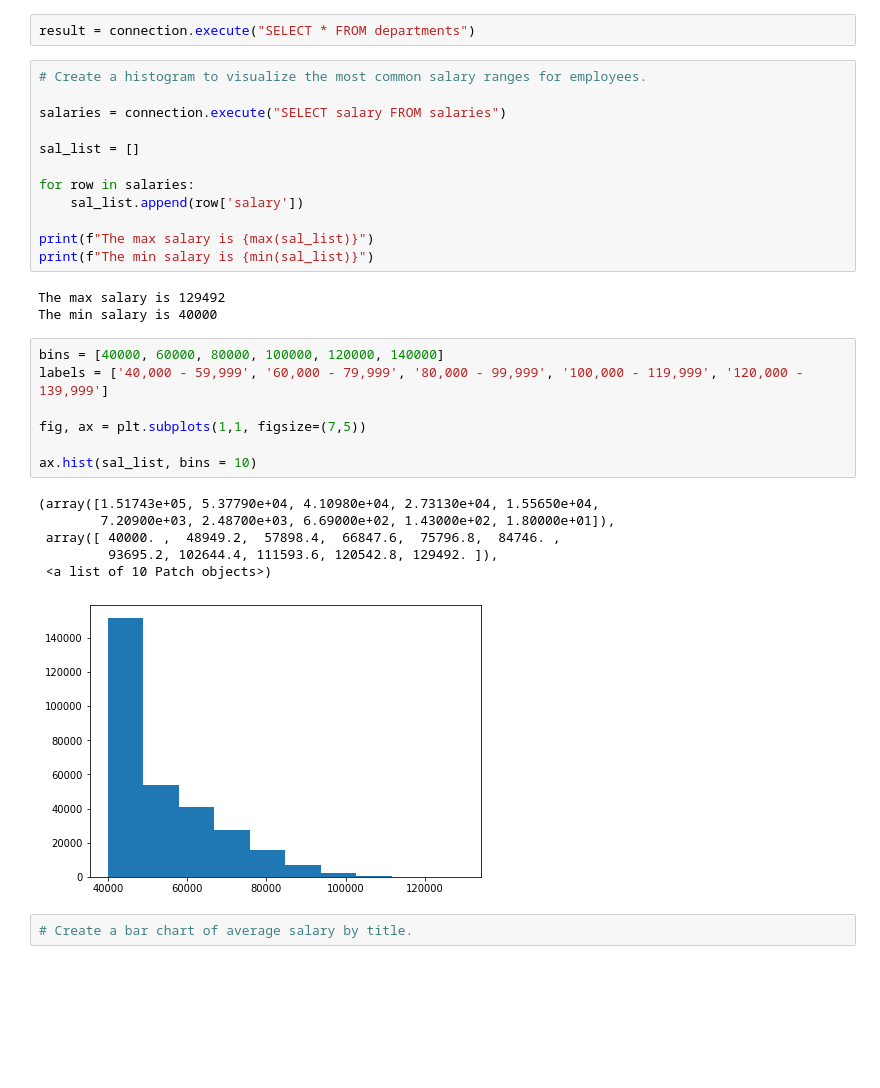
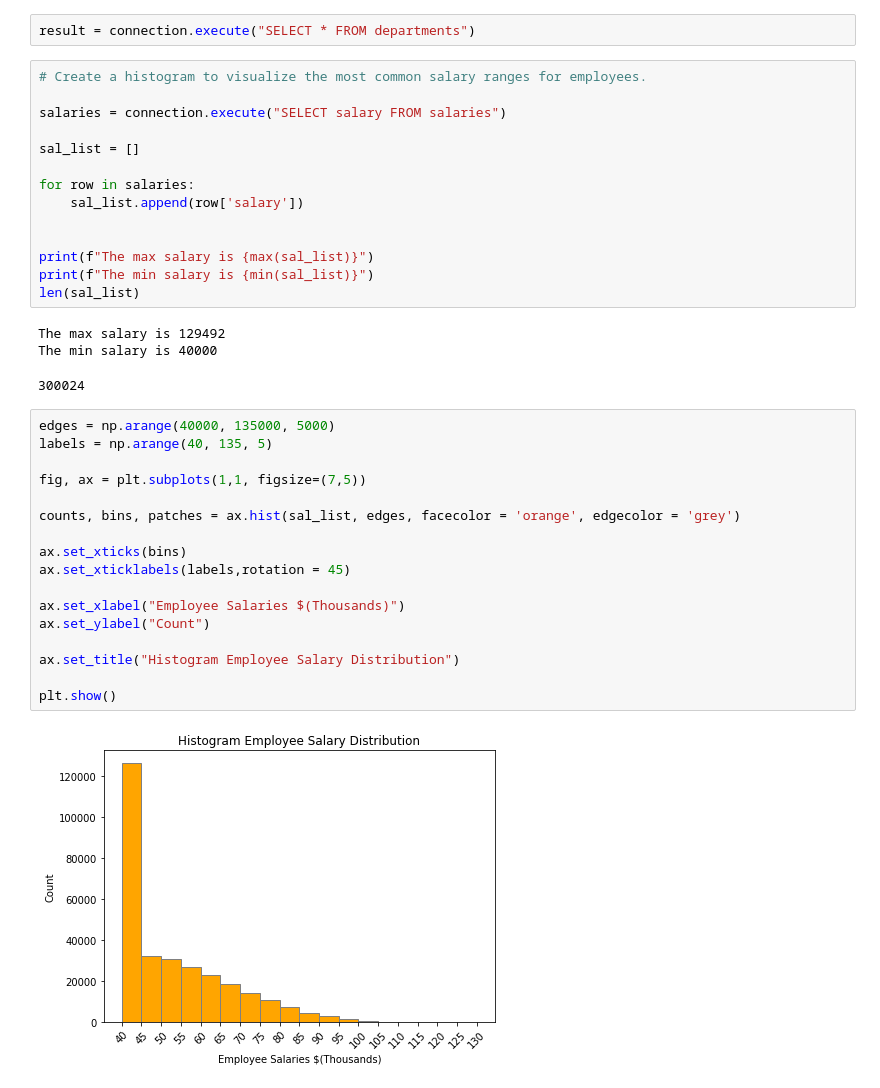
Before and after one commit to JacobTrevithick/sql-challenge, a Jupyter notebook: EmployeeSQL/emp_vis.ipynb, the cells around one changed output. Cells and saved outputs as stored; diff of their text form; blank space fills up the shorter version.

```diff
--- a/EmployeeSQL/emp_vis.ipynb
+++ b/EmployeeSQL/emp_vis.ipynb
@@ -19,24 +20,30 @@ sal_list = []
 for row in salaries:
     sal_list.append(row['salary'])
 
+
 print(f"The max salary is {max(sal_list)}")
 print(f"The min salary is {min(sal_list)}")
+len(sal_list)
 # %% [output]
 The max salary is 129492
 The min salary is 40000
+300024
-# %%
-bins = [40000, 60000, 80000, 100000, 120000, 140000]
-labels = ['40,000 - 59,999', '60,000 - 79,999', '80,000 - 99,999', '100,000 - 119,999', '120,000 - 139,999']
-
-fig, ax = plt.subplots(1,1, figsize=(7,5))
-
-ax.hist(sal_list, bins = 10)
-# %% [output]
-(array([1.51743e+05, 5.37790e+04, 4.10980e+04, 2.73130e+04, 1.55650e+04,
-        7.20900e+03, 2.48700e+03, 6.69000e+02, 1.43000e+02, 1.80000e+01]),
- array([ 40000. ,  48949.2,  57898.4,  66847.6,  75796.8,  84746. ,
-         93695.2, 102644.4, 111593.6, 120542.8, 129492. ]),
- <a list of 10 Patch objects>)
-[figure, removed]
-# %%
-# Create a bar chart of average salary by title.
+# %%
+edges = np.arange(40000, 135000, 5000)
+labels = np.arange(40, 135, 5)
+
+fig, ax = plt.subplots(1,1, figsize=(7,5))
+
+counts, bins, patches = ax.hist(sal_list, edges, facecolor = 'orange', edgecolor = 'grey')
+
+ax.set_xticks(bins)
+ax.set_xticklabels(labels,rotation = 45)
+
+ax.set_xlabel("Employee Salaries $(Thousands)")
+ax.set_ylabel("Count")
+
+ax.set_title("Histogram Employee Salary Distribution")
+
+plt.show()
+# %% [output]
+[figure, added]
```
Also changed, not shown: parts of 4 cells of this notebook.
